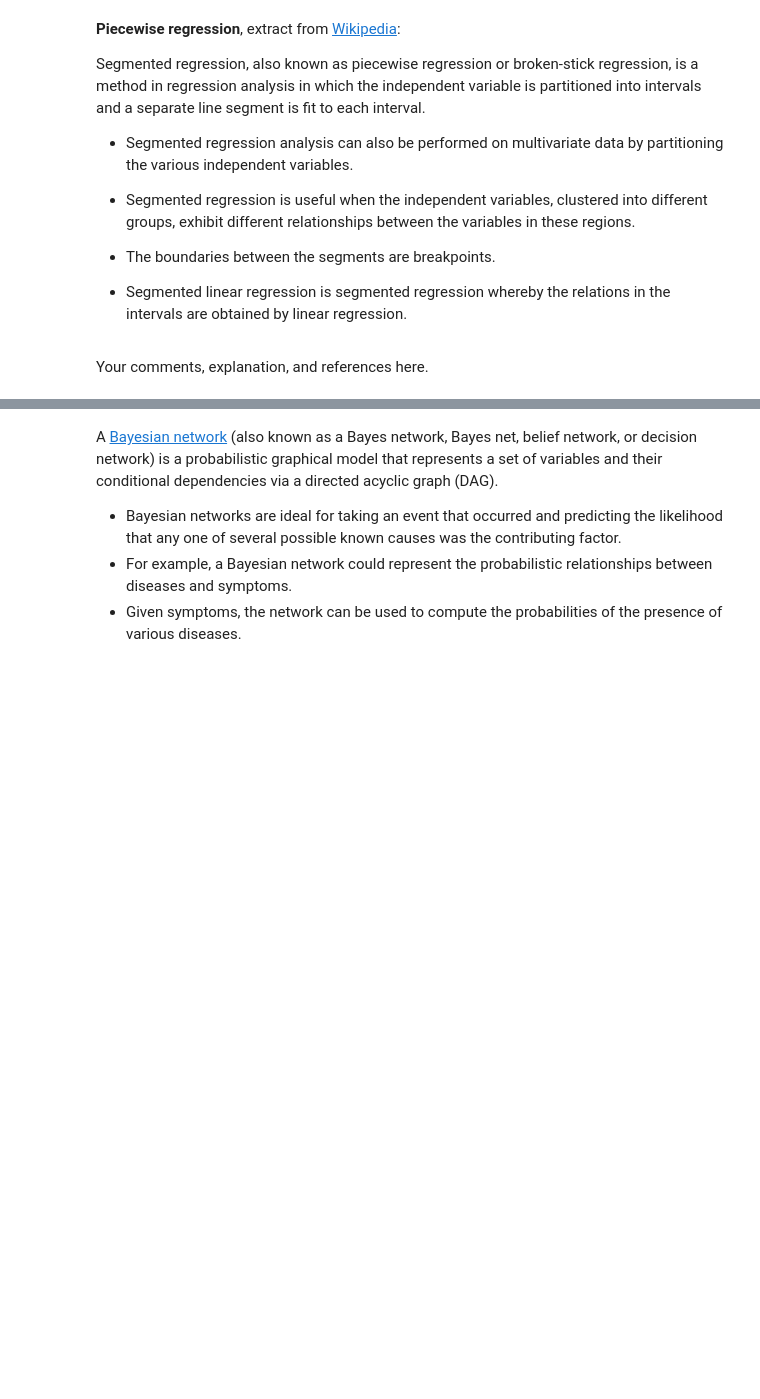
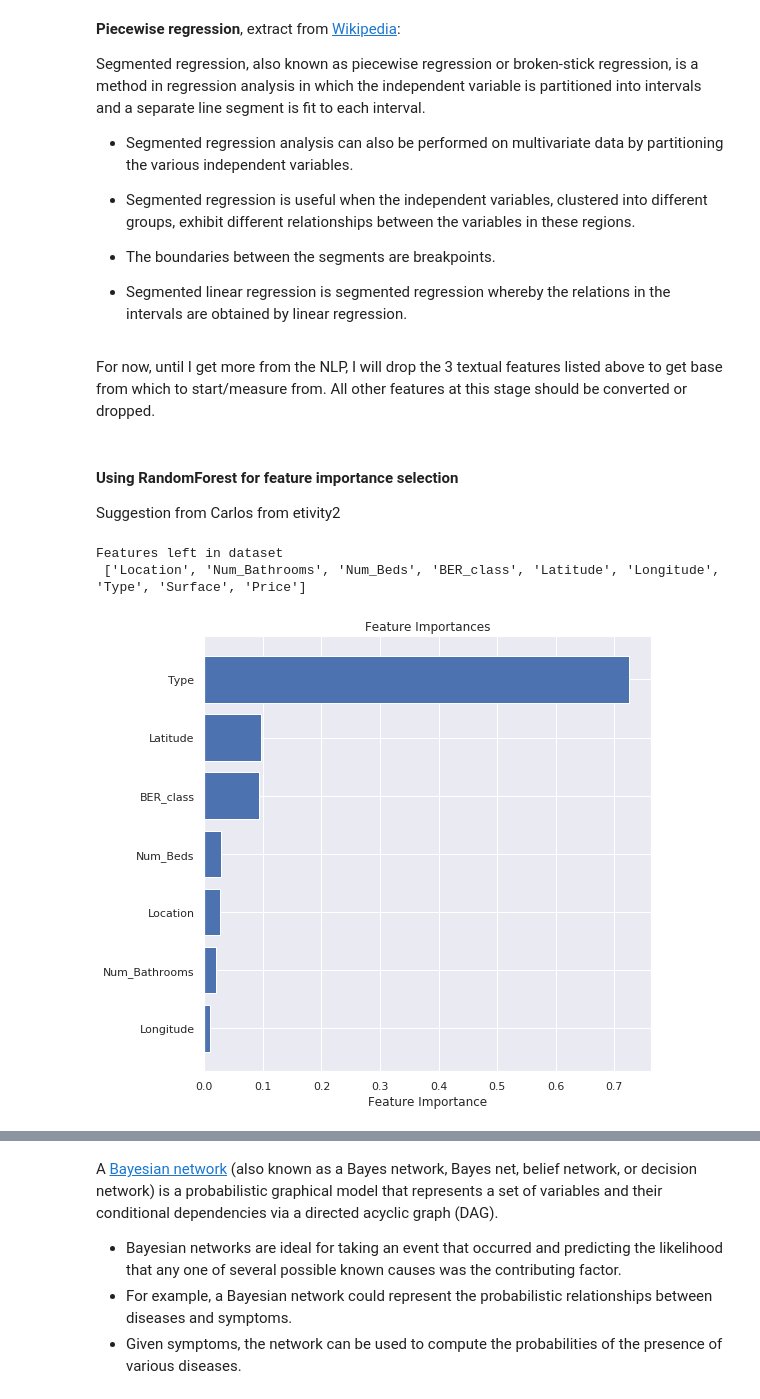
Before and after one commit to 9309888/ET5003-Group-2, a Jupyter notebook: ET5003_KaggleCompetition_JohnHayes_9309888.ipynb, the cells around one changed output, grey strips where cells are left out. Drawn from its saved outputs; the diff is of its cells as text; code cells hidden in the pictures; blank space fills up the shorter version.

Commit message:
Add files via upload
More EDA, NLP & Piecewise start.

```diff
--- a/ET5003_KaggleCompetition_JohnHayes_9309888.ipynb
+++ b/ET5003_KaggleCompetition_JohnHayes_9309888.ipynb
@@ -680,5 +765,3 @@ multivariate data by partitioning the various independent variables.
 * The boundaries between the segments are breakpoints.
 
 * Segmented linear regression is segmented regression whereby the relations in the intervals are obtained by linear regression.
-# %% [markdown]
-Your comments, explanation, and references here.
@@ -686,0 +768,38 @@ Your comments, explanation, and references here.
+# %% [markdown]
+For now, until I get more from the NLP, I will drop the 3 textual features listed above to get base from which to start/measure from. All other features at this stage should be converted or dropped.
+# %%
+drop_features = ['Index', 'ID', 'Description', 'Features']
+df_train_clean = df_train_clean.drop(columns=drop_features)
+
+# Drop same columns from the test data set
+df_test_clean = df_test_clean.drop(columns=drop_features)
+# %% [markdown]
+#### Using RandomForest for feature importance selection
+Suggestion from Carlos from etivity2
+# %%
+print("Features left in dataset\n {}".format(list(df_train_clean.columns.values)))
+
+# Drop location as need numerical values
+tmp_data = df_train_clean.drop('Location', axis=1).values
+num_rows, num_cols = tmp_data.shape
+
+model = RandomForestRegressor(random_state=8, max_depth=8)
+X_orig = tmp_data[:,0:(num_cols -1)]
+y_orig = tmp_data[:,(num_cols - 1)]
+
+model.fit(X_orig, y_orig)
+
+features = df_train_clean.drop('Price', axis=1).columns
+importances = model.feature_importances_
+indices = np.argsort(importances)[-10:]
+
+sns.set(rc={'figure.figsize':(8,8)})
+plt.title('Feature Importances')
+plt.barh(range(len(indices)), importances[indices], align='center')#, width=1)
+plt.yticks(range(len(indices)), [features[i] for i in indices])
+plt.xlabel('Feature Importance')
+plt.show()
+# %% [output]
+Features left in dataset
+ ['Location', 'Num_Bathrooms', 'Num_Beds', 'BER_class', 'Latitude', 'Longitude', 'Type', 'Surface', 'Price']
+[figure, added]
```
Also changed, not shown: parts of 62 cells of this notebook.
